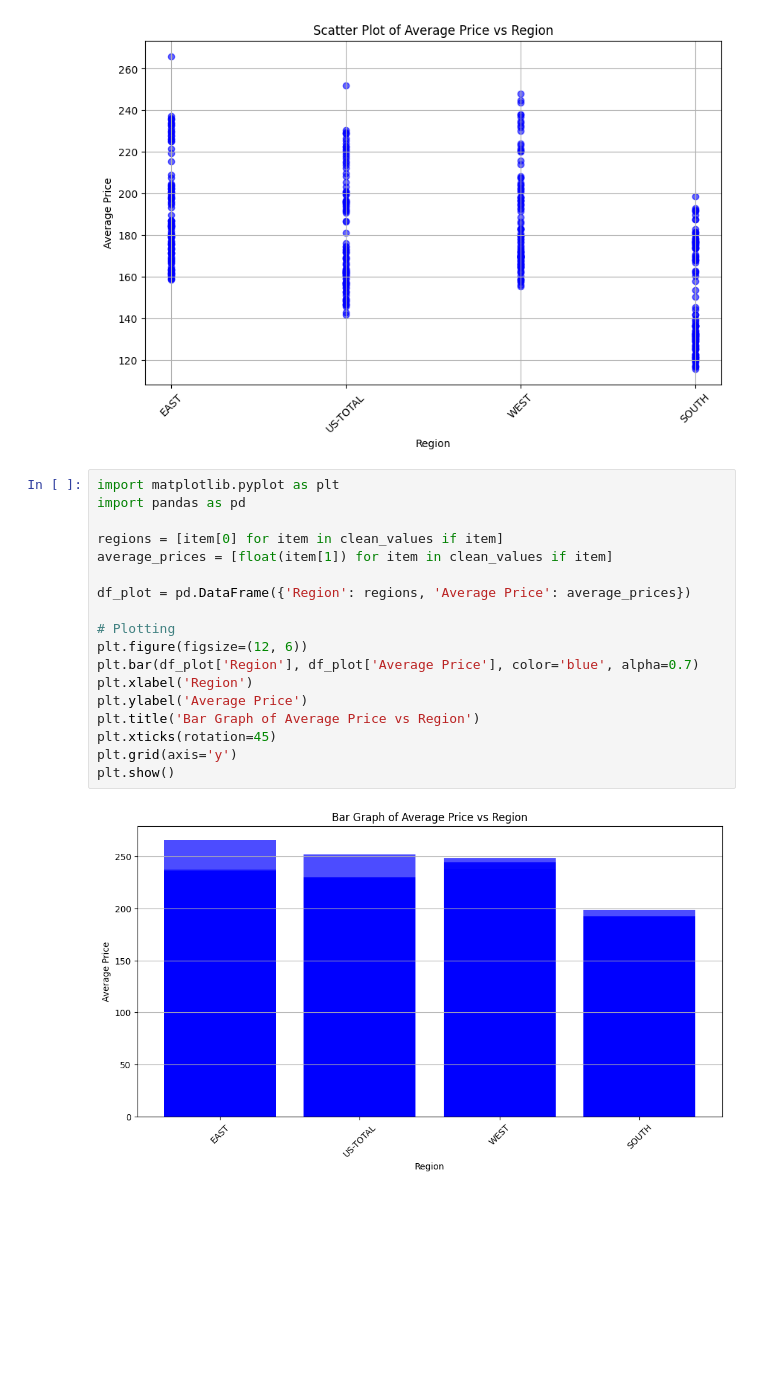
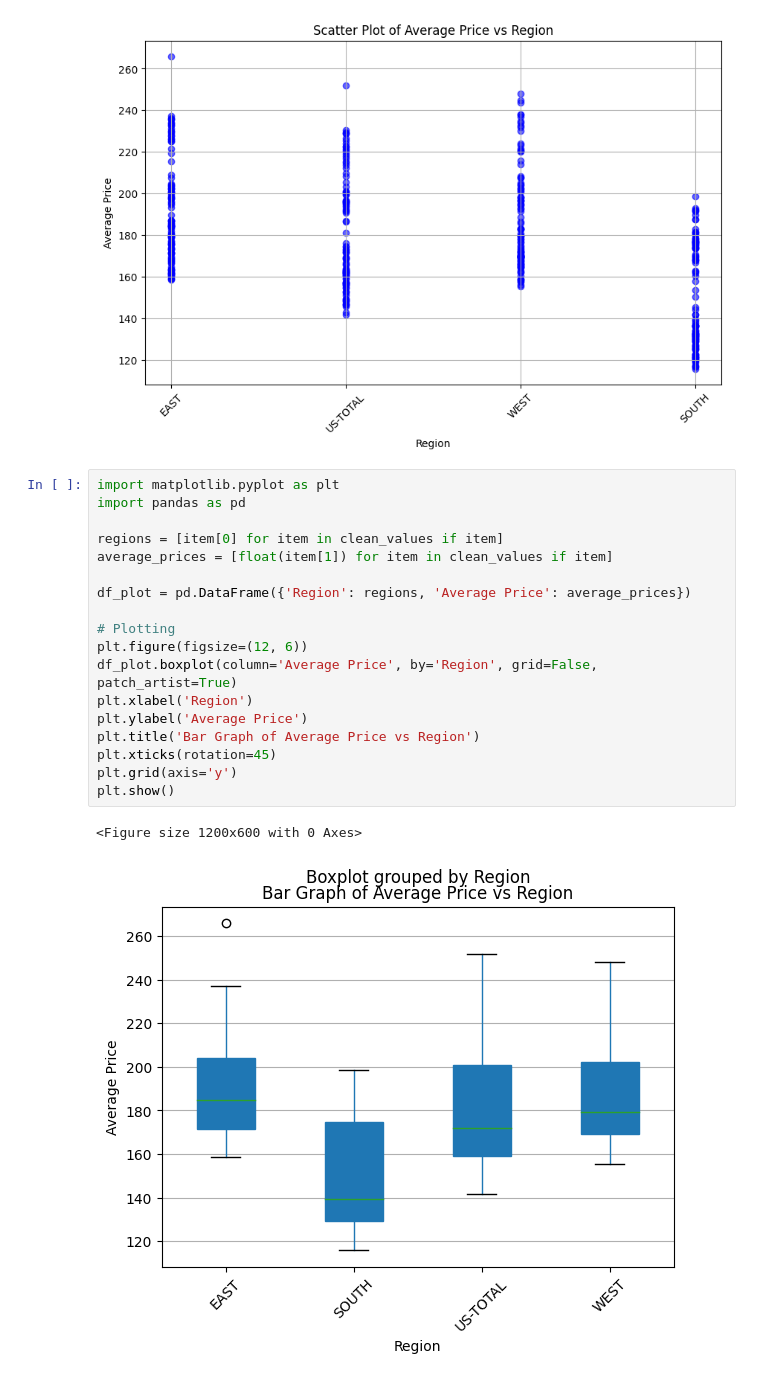
Before and after one commit to dsizzle67/ds3001-labs, a Jupyter notebook: 01_api_calls/assignment_notebook.ipynb, the cells around one changed output. Cells and saved outputs as stored; diff of their text form; blank space fills up the shorter version.

```diff
--- a/01_api_calls/assignment_notebook.ipynb
+++ b/01_api_calls/assignment_notebook.ipynb
@@ -436,20 +434,21 @@ plt.show()
 # %%
 import matplotlib.pyplot as plt
 import pandas as pd
 
 regions = [item[0] for item in clean_values if item]
 average_prices = [float(item[1]) for item in clean_values if item]
 
 df_plot = pd.DataFrame({'Region': regions, 'Average Price': average_prices})
 
 # Plotting
 plt.figure(figsize=(12, 6))
-plt.bar(df_plot['Region'], df_plot['Average Price'], color='blue', alpha=0.7)
+df_plot.boxplot(column='Average Price', by='Region', grid=False, patch_artist=True)
 plt.xlabel('Region')
 plt.ylabel('Average Price')
 plt.title('Bar Graph of Average Price vs Region')
 plt.xticks(rotation=45)
 plt.grid(axis='y')
 plt.show()
 # %% [output]
+<Figure size 1200x600 with 0 Axes>
-[figure, old version]
+[figure, new version]
```
Also changed, not shown: parts of 1 cell of this notebook.
